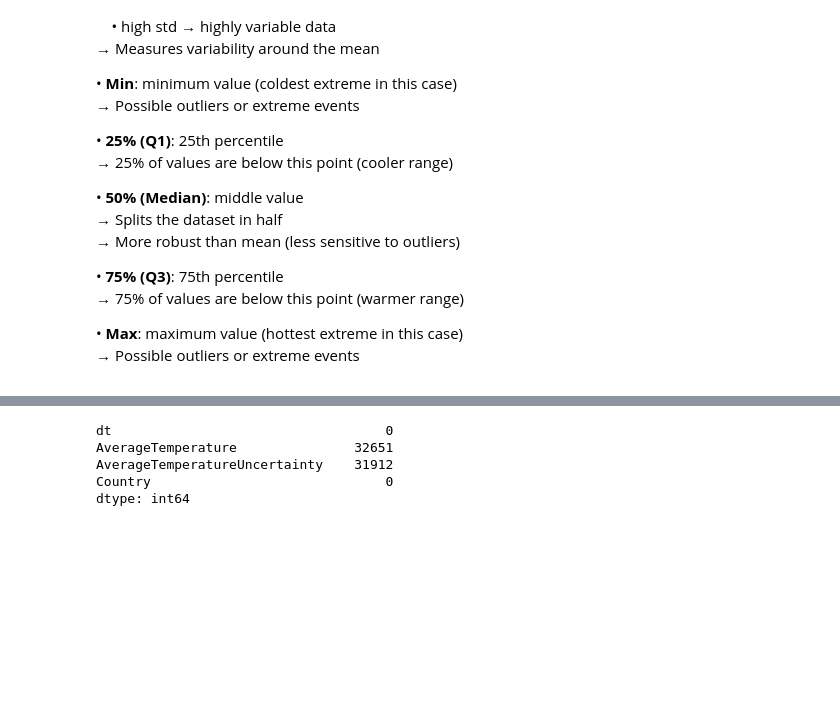
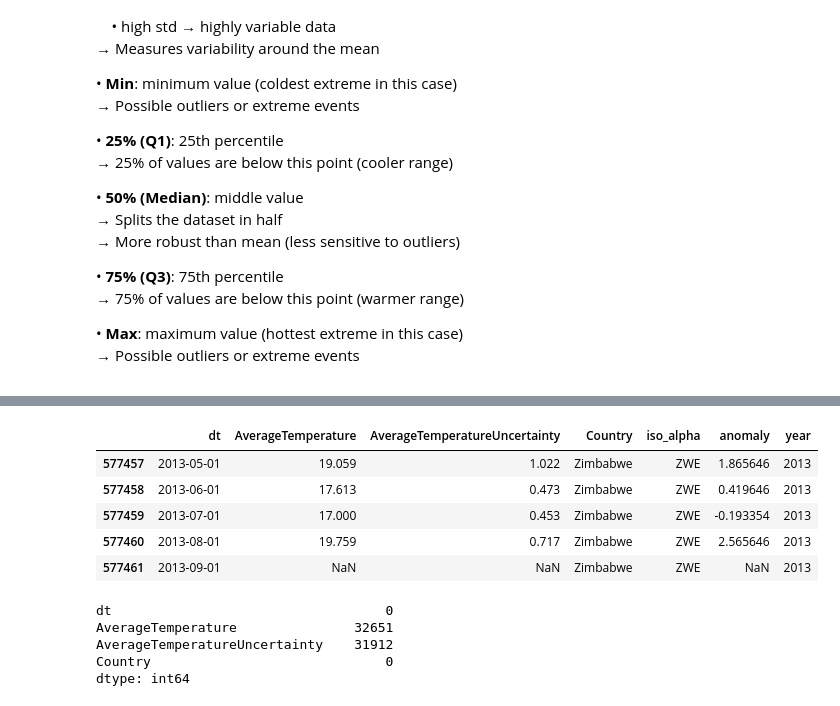
Before and after one commit to didimape/global_temperature_analysis, a Jupyter notebook: temperaturaGlobal.ipynb, the cells around one changed output, grey strips where cells are left out. Drawn from its saved outputs; the diff is of its cells as text; code cells hidden in the pictures; blank space fills up the shorter version.

```diff
--- a/temperaturaGlobal.ipynb
+++ b/temperaturaGlobal.ipynb
@@ -77,3 +123,12 @@ Index(['dt', 'AverageTemperature', 'AverageTemperatureUncertainty', 'Country'],
+# %%
+df.tail() #Checking the updated dataset
+# %% [output]
+|  | dt | AverageTemperature | AverageTemperatureUncertainty | Country | iso_alpha | anomaly | year |
+| 577457 | 2013-05-01 | 19.059 | 1.022 | Zimbabwe | ZWE | 1.865646 | 2013 |
+| 577458 | 2013-06-01 | 17.613 | 0.473 | Zimbabwe | ZWE | 0.419646 | 2013 |
+| 577459 | 2013-07-01 | 17.000 | 0.453 | Zimbabwe | ZWE | -0.193354 | 2013 |
+| 577460 | 2013-08-01 | 19.759 | 0.717 | Zimbabwe | ZWE | 2.565646 | 2013 |
+| 577461 | 2013-09-01 | NaN | NaN | Zimbabwe | ZWE | NaN | 2013 |
 # %%
 df.isnull().sum()
 # %% [output]
```
Also changed, not shown: parts of 24 cells of this notebook, 1 other file.
